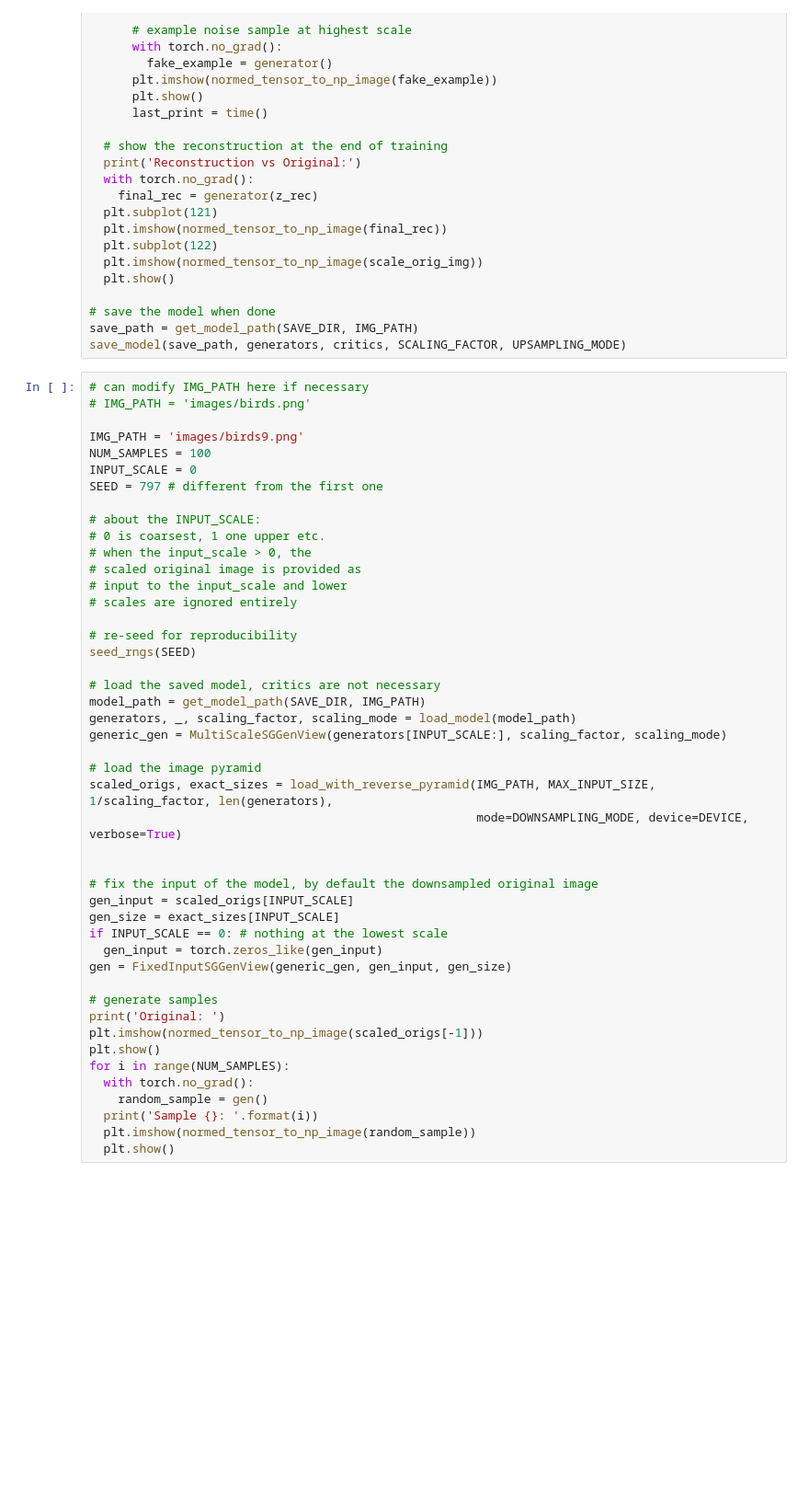
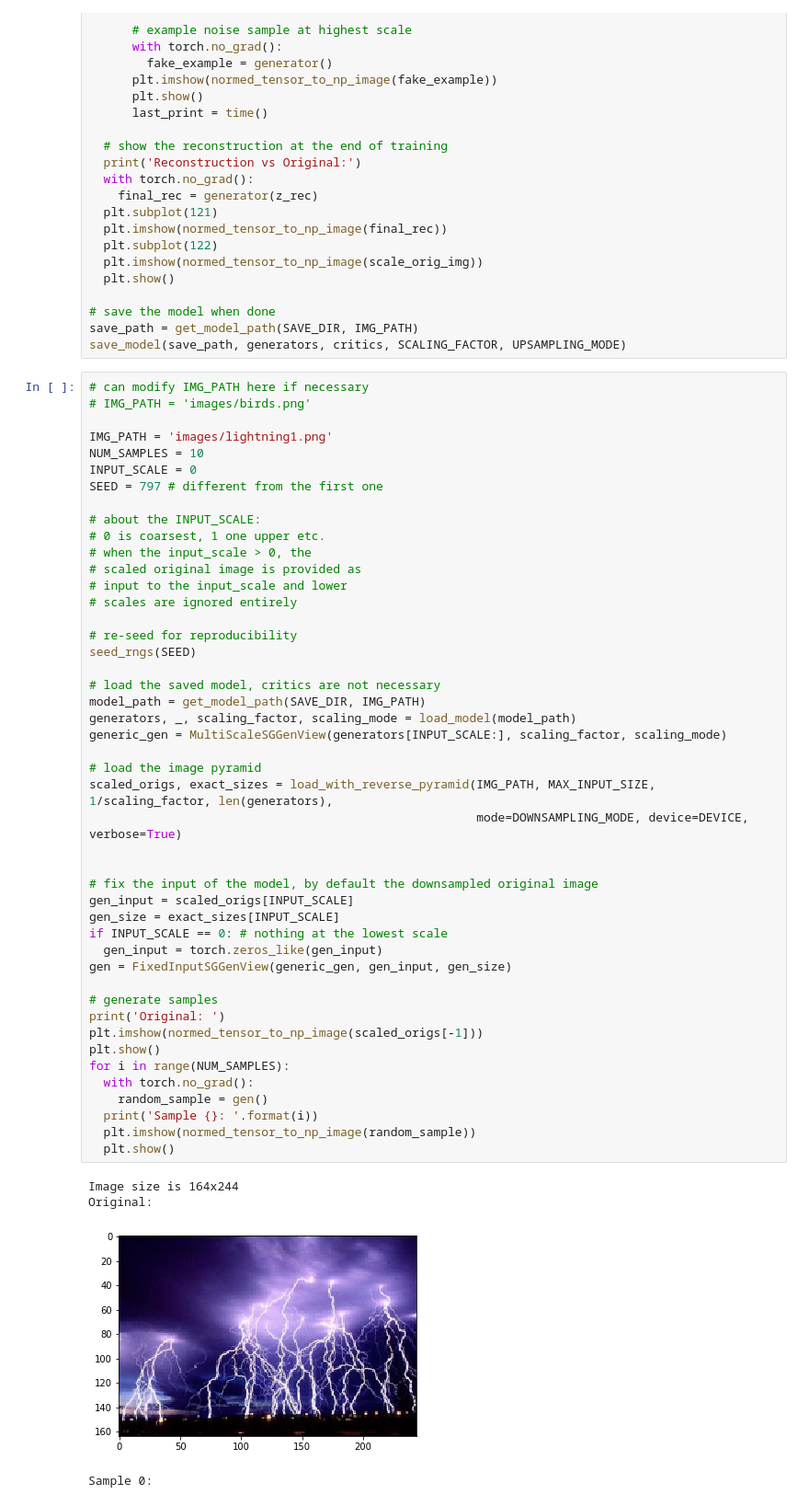
Before and after one commit to denizmsayin/singan, a Jupyter notebook: run.ipynb, the cells around one changed output. Shown at 92% size. Drawn from its saved outputs; the diff is of its cells as text; blank space fills up the shorter version.

```diff
--- a/run.ipynb
+++ b/run.ipynb
@@ -219,8 +219,8 @@ save_model(save_path, generators, critics, SCALING_FACTOR, UPSAMPLING_MODE)
 # can modify IMG_PATH here if necessary
 # IMG_PATH = 'images/birds.png'
 
-IMG_PATH = 'images/birds9.png'
-NUM_SAMPLES = 100
+IMG_PATH = 'images/lightning1.png'
+NUM_SAMPLES = 10
 INPUT_SCALE = 0
 SEED = 797 # different from the first one
 
@@ -234,30 +234,35 @@ SEED = 797 # different from the first one
 # re-seed for reproducibility
 seed_rngs(SEED)
 
 # load the saved model, critics are not necessary
 model_path = get_model_path(SAVE_DIR, IMG_PATH)
 generators, _, scaling_factor, scaling_mode = load_model(model_path)
 generic_gen = MultiScaleSGGenView(generators[INPUT_SCALE:], scaling_factor, scaling_mode)
 
 # load the image pyramid
 scaled_origs, exact_sizes = load_with_reverse_pyramid(IMG_PATH, MAX_INPUT_SIZE, 1/scaling_factor, len(generators),
                                                       mode=DOWNSAMPLING_MODE, device=DEVICE, verbose=True)
 
 
 # fix the input of the model, by default the downsampled original image
 gen_input = scaled_origs[INPUT_SCALE]
 gen_size = exact_sizes[INPUT_SCALE]
 if INPUT_SCALE == 0: # nothing at the lowest scale
   gen_input = torch.zeros_like(gen_input)
 gen = FixedInputSGGenView(generic_gen, gen_input, gen_size)
 
 # generate samples
 print('Original: ')
 plt.imshow(normed_tensor_to_np_image(scaled_origs[-1]))
 plt.show()
 for i in range(NUM_SAMPLES):
   with torch.no_grad():
     random_sample = gen()
   print('Sample {}: '.format(i))
   plt.imshow(normed_tensor_to_np_image(random_sample))
   plt.show()
+# %% [output]
+Image size is 164x244
+Original:
+[figure, added]
+Sample 0:
```
Also changed, not shown: parts of 4 cells of this notebook, 1 other file.
